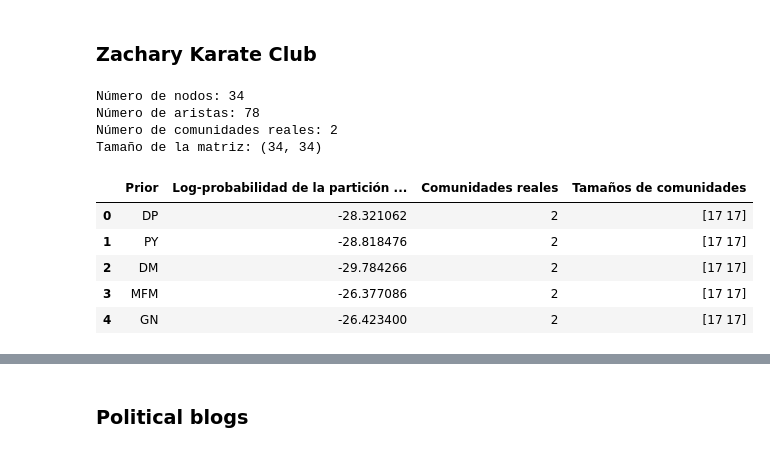
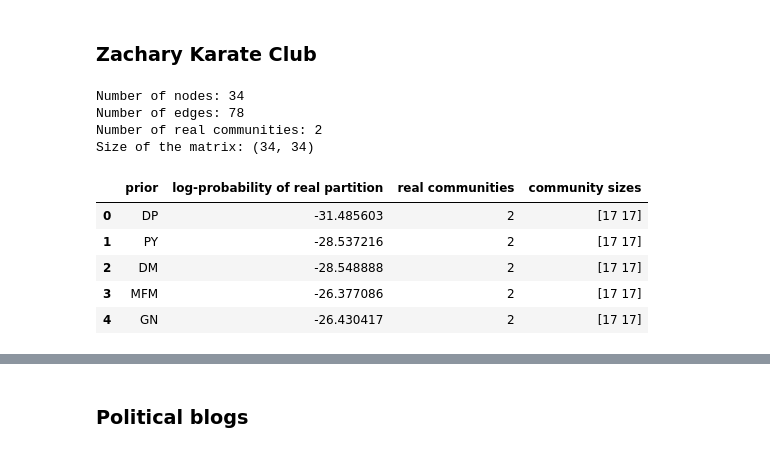
Before and after one commit to cnosa/blockregressiondynamicsnetwork, a Jupyter notebook: SSBM.ipynb, the cells around one changed output, grey strips where cells are left out. Saved outputs shown, nothing was run; the diff lists cells and outputs as text; code cells hidden in the pictures.

Commit message:
prior x algorithm in karate

```diff
--- a/SSBM.ipynb
+++ b/SSBM.ipynb
@@ -656,7 +650,7 @@ for name, prior in priors.items():
     assert np.isclose(probabilities.sum(), 1.0)
 
     print(
-        f"{name}: probabilidades = {np.round(probabilities, 4)}, "
-        f"suma = {probabilities.sum():.4f}"
+        f"{name}: probabilities = {np.round(probabilities, 4)}, "
+        f"sum = {probabilities.sum():.4f}"
     )
 # %% [output]
@@ -1470,72 +1211,43 @@ Comparación de probabilidades:
 ### Zachary Karate Club
 # %%
 # Zachary Karate Club network
-
-import networkx as nx
-import numpy as np
-
 G = nx.karate_club_graph()
-
-# Matriz de adyacencia
 Y = nx.to_numpy_array(G, dtype=np.int64)
-
-# Partición observada: clubes originales
+Y = (Y>1).astype(int)
 labels = [G.nodes[i]["club"] for i in G.nodes()]
-
-# Convertir etiquetas a enteros consecutivos
 _, z_true = np.unique(labels, return_inverse=True)
 z_true = z_true.astype(np.int64)
-
-print("Número de nodos:", G.number_of_nodes())
-print("Número de aristas:", G.number_of_edges())
-print("Número de comunidades reales:", len(np.unique(z_true)))
-print("Tamaño de la matriz:", Y.shape)
+print("Number of nodes:", G.number_of_nodes())
+print("Number of edges:", G.number_of_edges())
+print("Number of real communities:", len(np.unique(z_true)))
+print("Size of the matrix:", Y.shape)
 # %% [output]
-Número de nodos: 34
-Número de aristas: 78
-Número de comunidades reales: 2
-Tamaño de la matriz: (34, 34)
+Number of nodes: 34
+Number of edges: 78
+Number of real communities: 2
+Size of the matrix: (34, 34)
 # %%
-import pandas as pd
-
 priors = {
-    "DP": PartitionPrior(kind="DP", alpha=1.5),
-
-    "PY": PartitionPrior(
-        kind="PY", alpha=1.0, sigma=0.25
-    ),
-
-    "DM": PartitionPrior(
-        kind="DM", beta=1.0, H_total=5
-    ),
-
-    "MFM": PartitionPrior(
-        kind="MFM",
-        rho=1.0,
-        p_k=(0.05, 0.10, 0.20, 0.30, 0.35)
-    ),
-
-    "GN": PartitionPrior(kind="GN", gamma=0.5),
+    "DP": PartitionPrior(kind="DP", alpha=3.0),
+    "PY": PartitionPrior(kind="PY", alpha=-0.3, sigma=0.6),
+    "DM": PartitionPrior(kind="DM", beta=3.5/5, H_total=5),
+    "MFM": PartitionPrior(kind="MFM",rho=1.0,p_k=(0.05, 0.10, 0.20, 0.30, 0.35)),
+    "GN": PartitionPrior(kind="GN", gamma=0.45),
 }
-
 results = []
 
 for name, prior in priors.items():
-    results.append({
-        "Prior": name,
-        "Log-probabilidad de la partición real":
-            prior.log_probability(z_true),
-        "Comunidades reales": len(np.unique(z_true)),
-        "Tamaños de comunidades":
-            str(np.bincount(z_true))
-    })
+    results.append({"prior": name,
+        "log-probability of real partition": prior.log_probability(z_true),
+        "real communities": len(np.unique(z_true)),
+        "community sizes": str(np.bincount(z_true))})
 
 comparison = pd.DataFrame(results)
 comparison
 # %% [output]
-|  | Prior | Log-probabilidad de la partición ... | Comunidades reales | Tamaños de comunidades |
-| 0 | DP | -28.321062 | 2 | [17 17] |
-| 1 | PY | -28.818476 | 2 | [17 17] |
-| 2 | DM | -29.784266 | 2 | [17 17] |
+|  | prior | log-probability of real partition | real communities | community sizes |
+| 0 | DP | -31.485603 | 2 | [17 17] |
+| 1 | PY | -28.537216 | 2 | [17 17] |
+| 2 | DM | -28.548888 | 2 | [17 17] |
 | 3 | MFM | -26.377086 | 2 | [17 17] |
-| 4 | GN | -26.423400 | 2 | [17 17] |
+| 4 | GN | -26.430417 | 2 | [17 17] |
```
Also changed, not shown: parts of 36 cells of this notebook.
